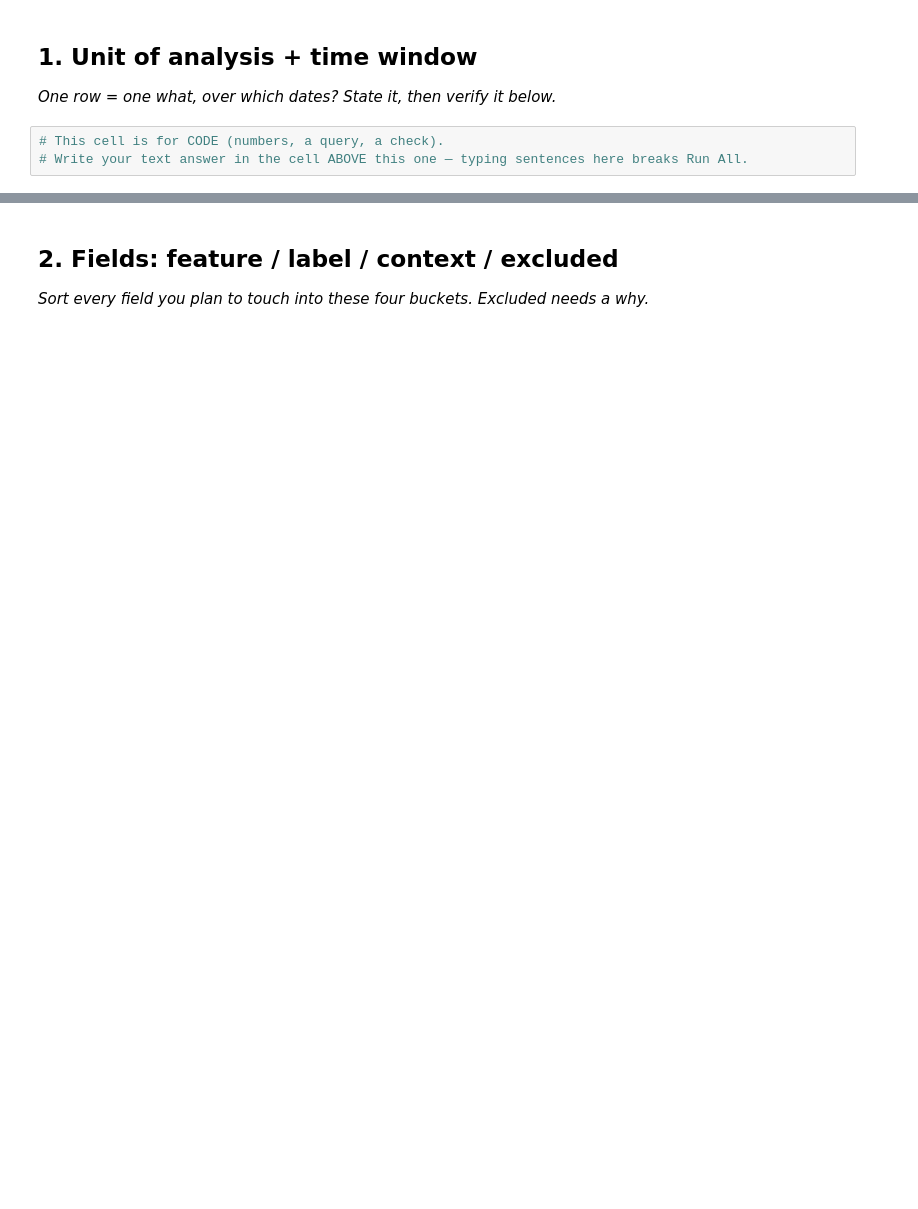
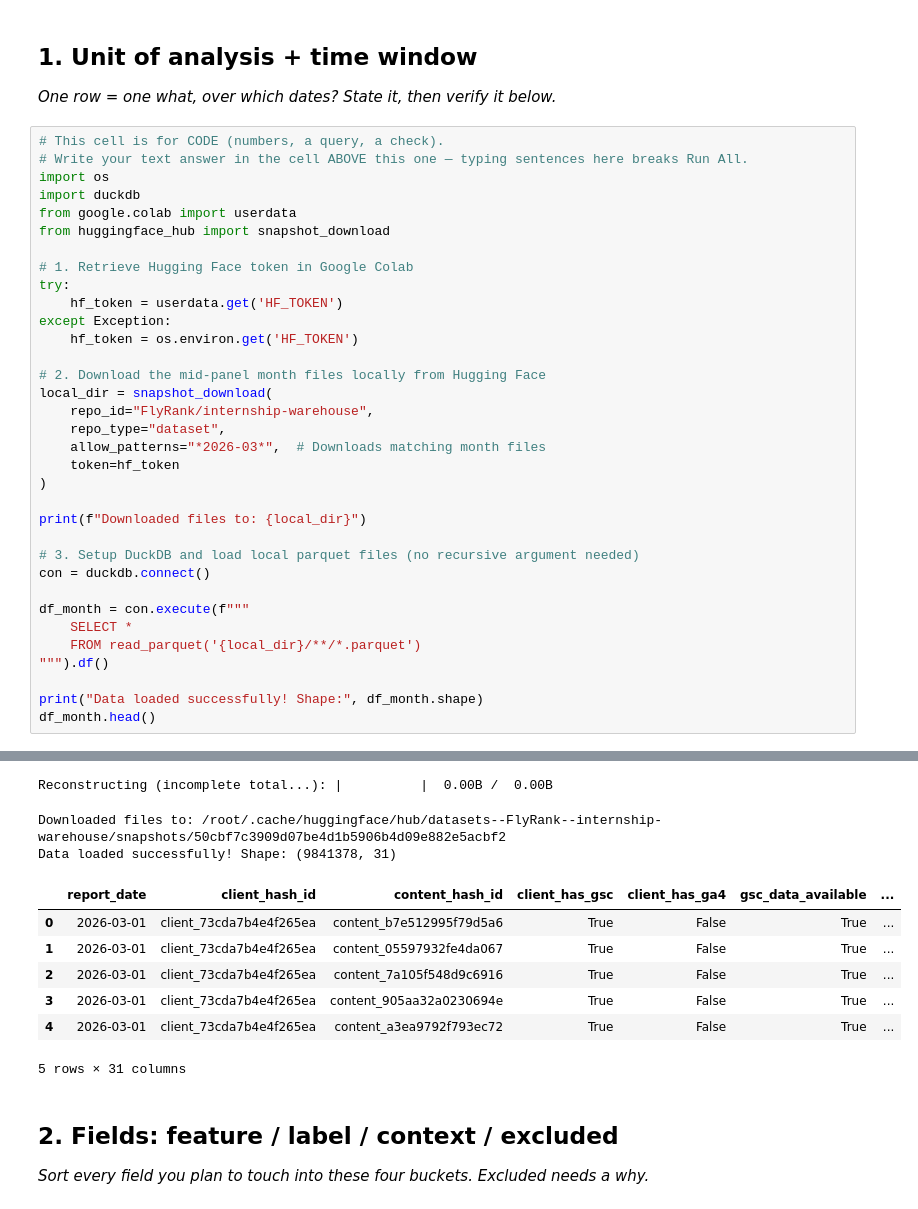
Before and after one commit to ASP-31/flyrank-int, a Jupyter notebook: work/notebooks/w03_data_contract.ipynb, the cells around one changed output, grey strips where cells are left out. Cells and saved outputs as stored; diff of their text form; blank space fills up the shorter version.

```diff
--- a/work/notebooks/w03_data_contract.ipynb
+++ b/work/notebooks/w03_data_contract.ipynb
@@ -10,6 +10,38 @@ This skeleton is yours to fill. Work the sections **in order** — each one has
 ## 1. Unit of analysis + time window
 
 *One row = one what, over which dates? State it, then verify it below.*
-# %%
-# This cell is for CODE (numbers, a query, a check).
-# Write your text answer in the cell ABOVE this one — typing sentences here breaks Run All.
+# %%
+# This cell is for CODE (numbers, a query, a check).
+# Write your text answer in the cell ABOVE this one — typing sentences here breaks Run All.
+import os
+import duckdb
+from google.colab import userdata
+from huggingface_hub import snapshot_download
+
+# 1. Retrieve Hugging Face token in Google Colab
+try:
+    hf_token = userdata.get('HF_TOKEN')
+except Exception:
+    hf_token = os.environ.get('HF_TOKEN')
+
+# 2. Download the mid-panel month files locally from Hugging Face
+local_dir = snapshot_download(
+    repo_id="FlyRank/internship-warehouse",
+    repo_type="dataset",
+    allow_patterns="*2026-03*",  # Downloads matching month files
+    token=hf_token
+)
+
+print(f"Downloaded files to: {local_dir}")
+
+# 3. Setup DuckDB and load local parquet files (no recursive argument needed)
+con = duckdb.connect()
+
+df_month = con.execute(f"""
+    SELECT *
+    FROM read_parquet('{local_dir}/**/*.parquet')
+""").df()
+
+print("Data loaded successfully! Shape:", df_month.shape)
+df_month.head()
+# %% [output]
@@ -16,3 +49,13 @@ This skeleton is yours to fill. Work the sections **in order** — each one has
+Reconstructing (incomplete total...): |          |  0.00B /  0.00B
+Downloaded files to: /root/.cache/huggingface/hub/datasets--FlyRank--internship-warehouse/snapshots/50cbf7c3909d07be4d1b5906b4d09e882e5acbf2
+Data loaded successfully! Shape: (9841378, 31)
+|  | report_date | client_hash_id | content_hash_id | client_has_gsc | client_has_ga4 | gsc_data_available | ... |
+| 0 | 2026-03-01 | client_73cda7b4e4f265ea | content_b7e512995f79d5a6 | True | False | True | ... |
+| 1 | 2026-03-01 | client_73cda7b4e4f265ea | content_05597932fe4da067 | True | False | True | ... |
+| 2 | 2026-03-01 | client_73cda7b4e4f265ea | content_7a105f548d9c6916 | True | False | True | ... |
+| 3 | 2026-03-01 | client_73cda7b4e4f265ea | content_905aa32a0230694e | True | False | True | ... |
+| 4 | 2026-03-01 | client_73cda7b4e4f265ea | content_a3ea9792f793ec72 | True | False | True | ... |
+5 rows × 31 columns
 # %% [markdown]
 ## 2. Fields: feature / label / context / excluded
 
```
Also changed, not shown: parts of 8 cells of this notebook.
